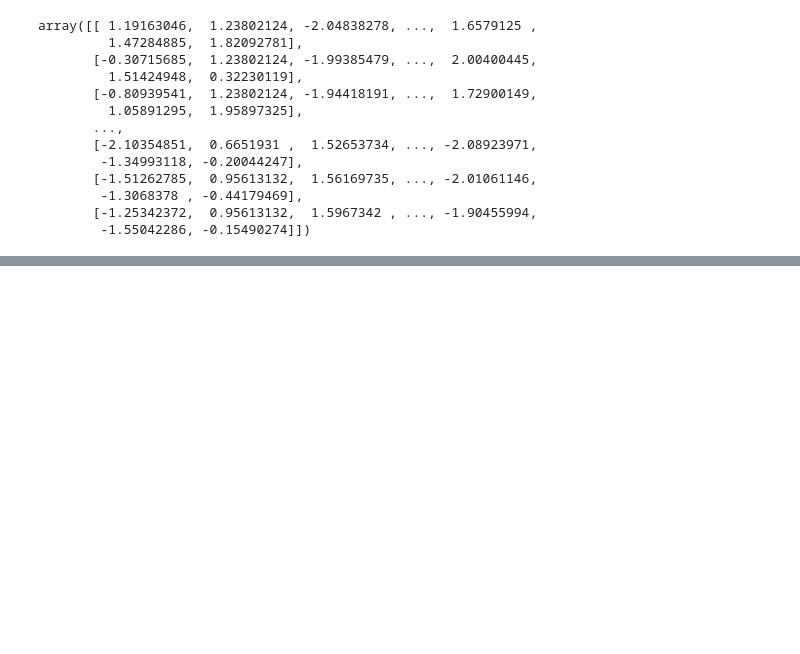
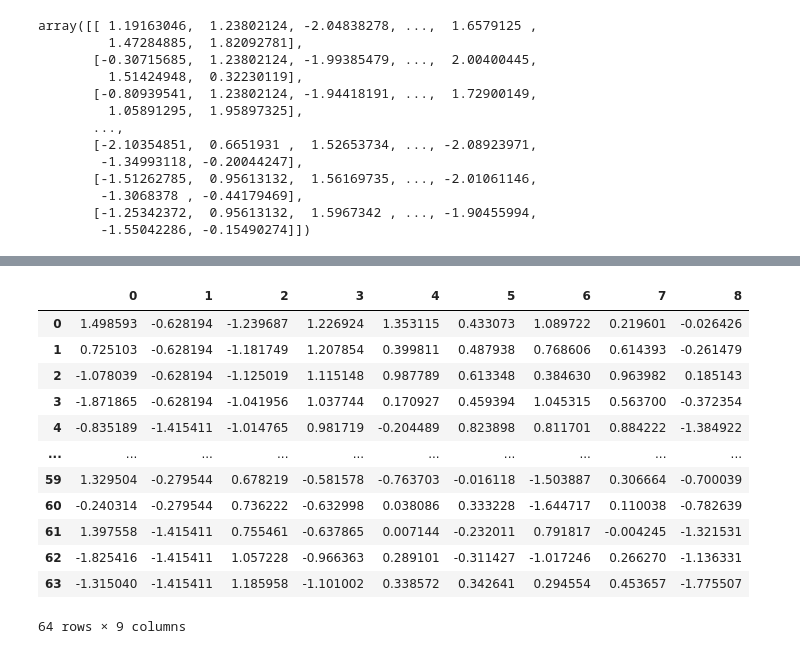
Before and after one commit to GaraHimabindu/datatrained, a Jupyter notebook: world happiness project.ipynb, the cells around one changed output, grey strips where cells are left out. Cells and saved outputs as stored; diff of their text form; code cells hidden in the pictures; blank space fills up the shorter version.

```diff
--- a/world happiness project.ipynb
+++ b/world happiness project.ipynb
@@ -550,0 +602,4 @@ NameError: name 'pred_test' is not defined
+# %%
+kmeans=KMeans(n_clusters= 3, init= 'k-means++')
+y_kmeans = kmeans.fit_predict(x)
+print(y_kmeans)
@@ -550,0 +632,18 @@ NameError: name 'pred_test' is not defined
+# %%
+mm=pd.DataFrame(data=x[y_kmeans==1])
+# %%
+mm
+# %% [output]
+|  | 0 | 1 | 2 | 3 | 4 | 5 | 6 | 7 | 8 |
+| 0 | 1.498593 | -0.628194 | -1.239687 | 1.226924 | 1.353115 | 0.433073 | 1.089722 | 0.219601 | -0.026426 |
+| 1 | 0.725103 | -0.628194 | -1.181749 | 1.207854 | 0.399811 | 0.487938 | 0.768606 | 0.614393 | -0.261479 |
+| 2 | -1.078039 | -0.628194 | -1.125019 | 1.115148 | 0.987789 | 0.613348 | 0.384630 | 0.963982 | 0.185143 |
+| 3 | -1.871865 | -0.628194 | -1.041956 | 1.037744 | 0.170927 | 0.459394 | 1.045315 | 0.563700 | -0.372354 |
+| 4 | -0.835189 | -1.415411 | -1.014765 | 0.981719 | -0.204489 | 0.823898 | 0.811701 | 0.884222 | -1.384922 |
+| ... | ... | ... | ... | ... | ... | ... | ... | ... | ... |
+| 59 | 1.329504 | -0.279544 | 0.678219 | -0.581578 | -0.763703 | -0.016118 | -1.503887 | 0.306664 | -0.700039 |
+| 60 | -0.240314 | -0.279544 | 0.736222 | -0.632998 | 0.038086 | 0.333228 | -1.644717 | 0.110038 | -0.782639 |
+| 61 | 1.397558 | -1.415411 | 0.755461 | -0.637865 | 0.007144 | -0.232011 | 0.791817 | -0.004245 | -1.321531 |
+| 62 | -1.825416 | -1.415411 | 1.057228 | -0.966363 | 0.289101 | -0.311427 | -1.017246 | 0.266270 | -1.136331 |
+| 63 | -1.315040 | -1.415411 | 1.185958 | -1.101002 | 0.338572 | 0.342641 | 0.294554 | 0.453657 | -1.775507 |
+64 rows × 9 columns
```
Also changed, not shown: parts of 17 cells of this notebook.
